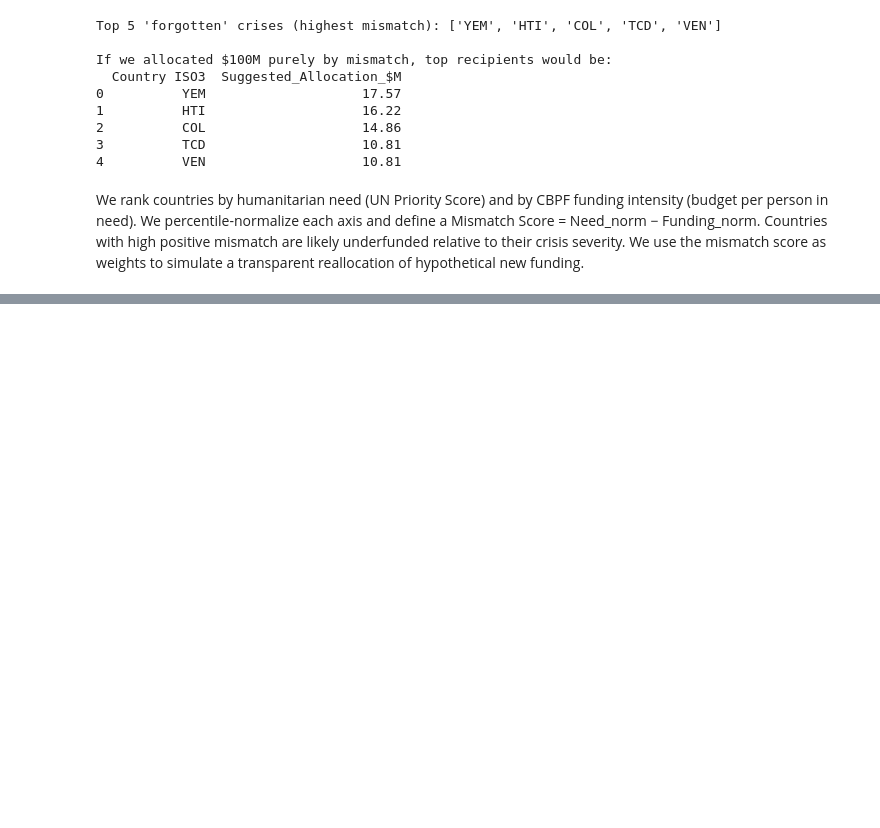
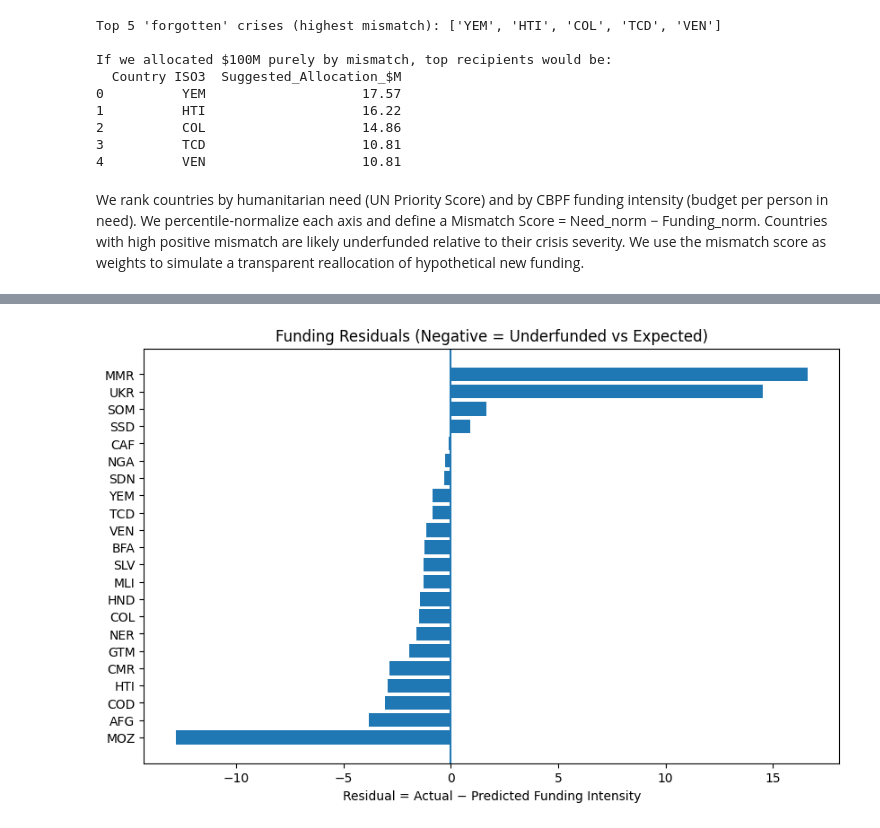
Before and after one commit to CharlieHubbard7/Datathon2026, a Jupyter notebook: DSC_Datathon_2026_Starter_Notebook.ipynb, the cells around one changed output, grey strips where cells are left out. Saved outputs shown, nothing was run; the diff lists cells and outputs as text; code cells hidden in the pictures; blank space fills up the shorter version.

```diff
--- a/DSC_Datathon_2026_Starter_Notebook.ipynb
+++ b/DSC_Datathon_2026_Starter_Notebook.ipynb
@@ -656,0 +834,11 @@ We rank countries by humanitarian need (UN Priority Score) and by CBPF funding i
+# %%
+plt.figure(figsize=(10, 6))
+plt.barh(plot_df["Country ISO3"], plot_df["Funding_Residual"])
+plt.axvline(0)
+plt.xlabel("Residual = Actual − Predicted Funding Intensity")
+plt.title("Funding Residuals (Negative = Underfunded vs Expected)")
+
+
+plt.show()
+# %% [output]
+[figure, added]
```
Also changed, not shown: parts of 8 cells of this notebook.
